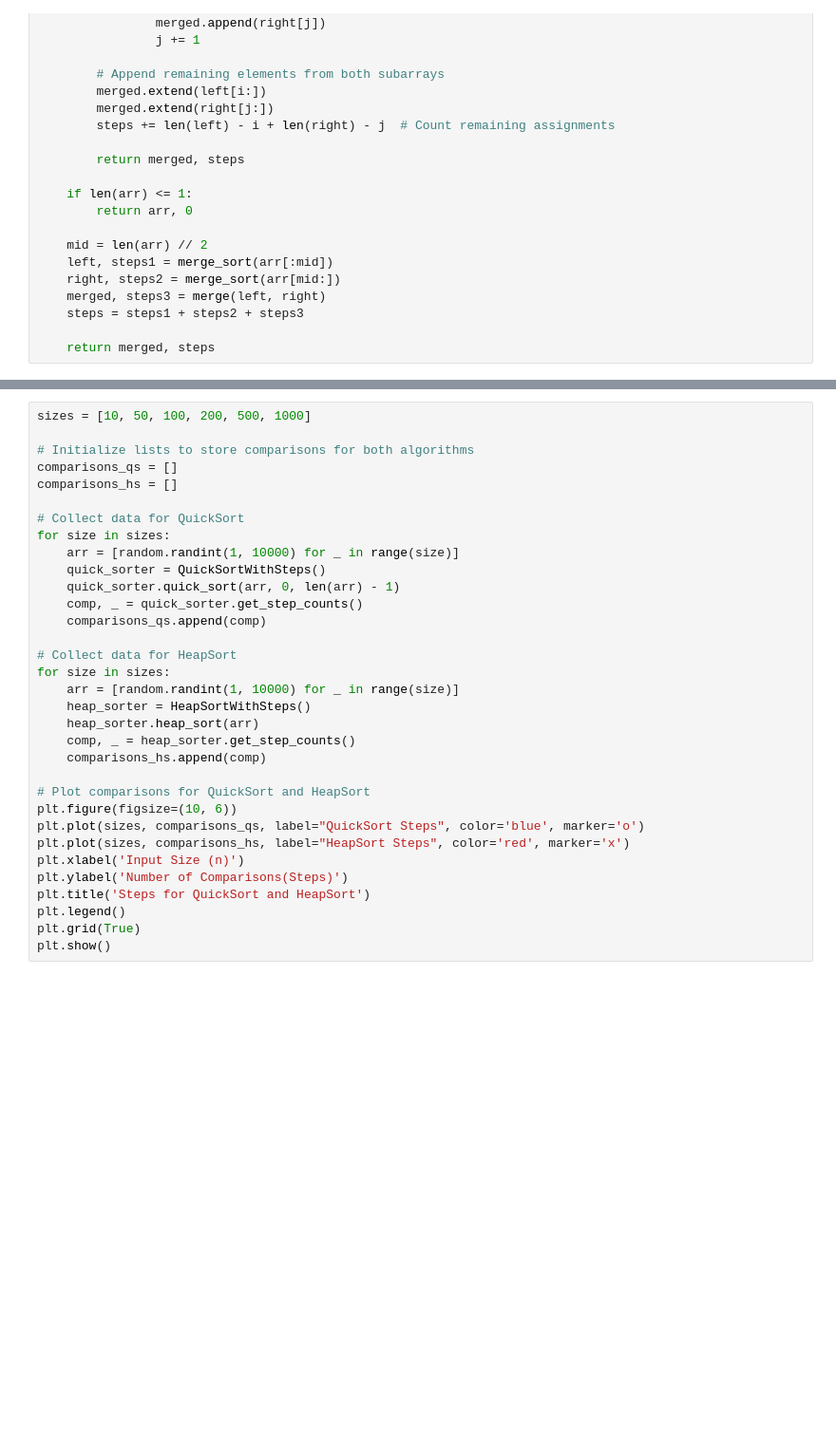
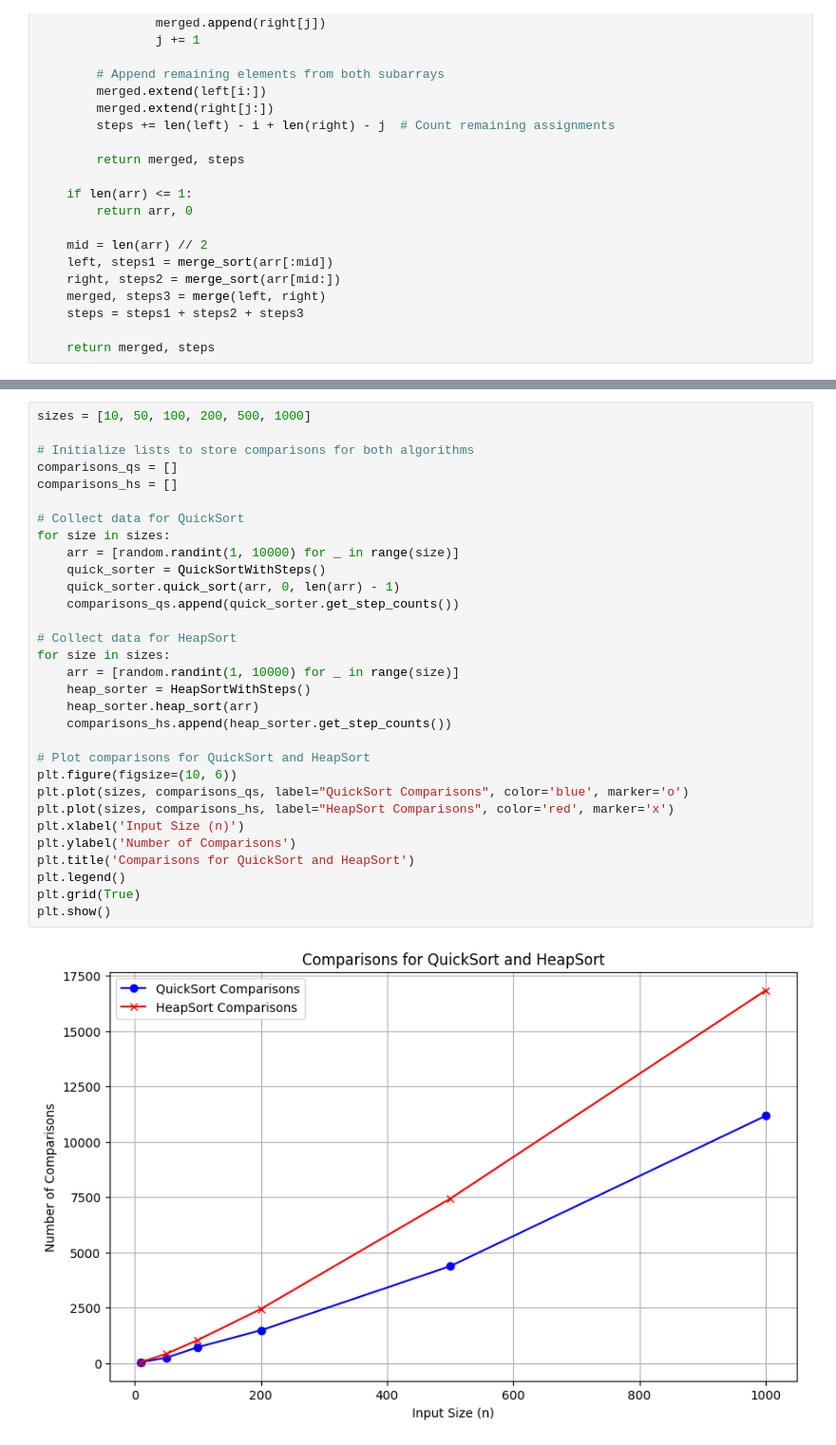
Before and after one commit to StianVR/DAT600-assignments, a Jupyter notebook: lab1/lab1.ipynb, the cells around one changed output, grey strips where cells are left out. Shown: that part at 95% size. Cells and saved outputs as stored; diff of their text form; blank space fills up the shorter version.

```diff
--- a/lab1/lab1.ipynb
+++ b/lab1/lab1.ipynb
@@ -126,33 +124,33 @@ ModuleNotFoundError: No module named 'matplotlib'
 # %%
 sizes = [10, 50, 100, 200, 500, 1000]
 
 # Initialize lists to store comparisons for both algorithms
 comparisons_qs = []
 comparisons_hs = []
 
 # Collect data for QuickSort
 for size in sizes:
     arr = [random.randint(1, 10000) for _ in range(size)]
     quick_sorter = QuickSortWithSteps()
     quick_sorter.quick_sort(arr, 0, len(arr) - 1)
-    comp, _ = quick_sorter.get_step_counts()
-    comparisons_qs.append(comp)
+    comparisons_qs.append(quick_sorter.get_step_counts())
 
 # Collect data for HeapSort
 for size in sizes:
     arr = [random.randint(1, 10000) for _ in range(size)]
     heap_sorter = HeapSortWithSteps()
     heap_sorter.heap_sort(arr)
-    comp, _ = heap_sorter.get_step_counts()
-    comparisons_hs.append(comp)
+    comparisons_hs.append(heap_sorter.get_step_counts())
 
 # Plot comparisons for QuickSort and HeapSort
 plt.figure(figsize=(10, 6))
-plt.plot(sizes, comparisons_qs, label="QuickSort Steps", color='blue', marker='o')
-plt.plot(sizes, comparisons_hs, label="HeapSort Steps", color='red', marker='x')
+plt.plot(sizes, comparisons_qs, label="QuickSort Comparisons", color='blue', marker='o')
+plt.plot(sizes, comparisons_hs, label="HeapSort Comparisons", color='red', marker='x')
 plt.xlabel('Input Size (n)')
-plt.ylabel('Number of Comparisons(Steps)')
-plt.title('Steps for QuickSort and HeapSort')
+plt.ylabel('Number of Comparisons')
+plt.title('Comparisons for QuickSort and HeapSort')
 plt.legend()
 plt.grid(True)
 plt.show()
+# %% [output]
+[figure, added]
```
Also changed, not shown: parts of 1 cell of this notebook.
